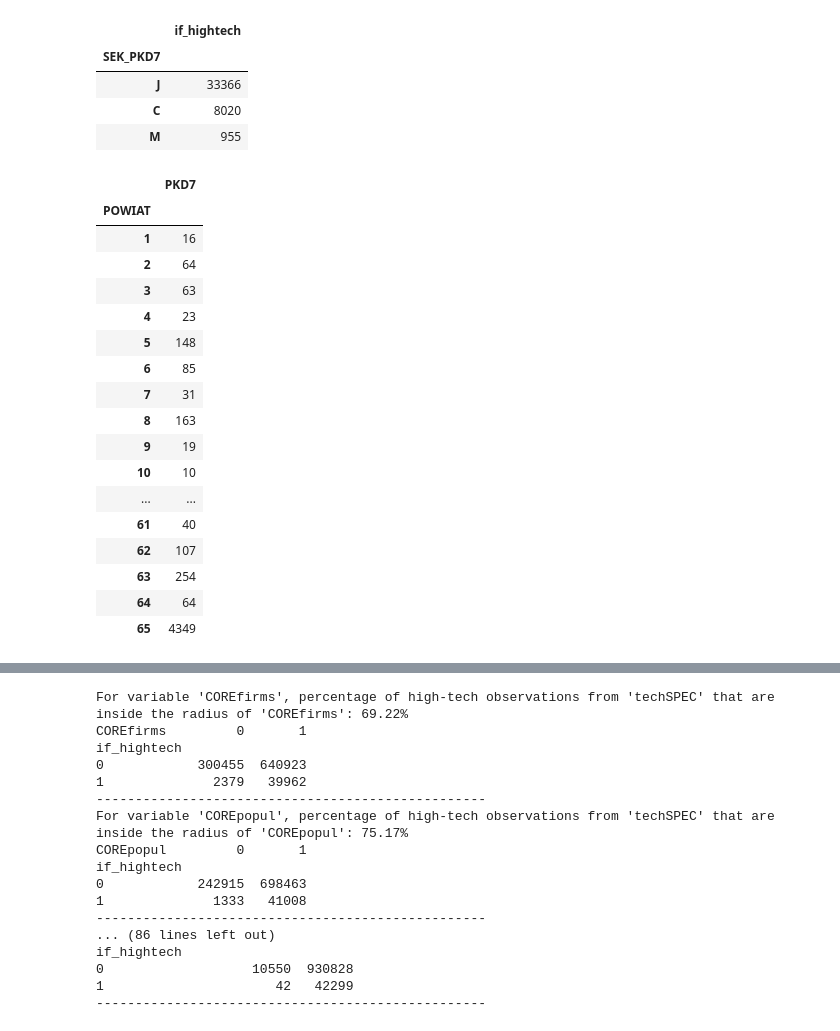
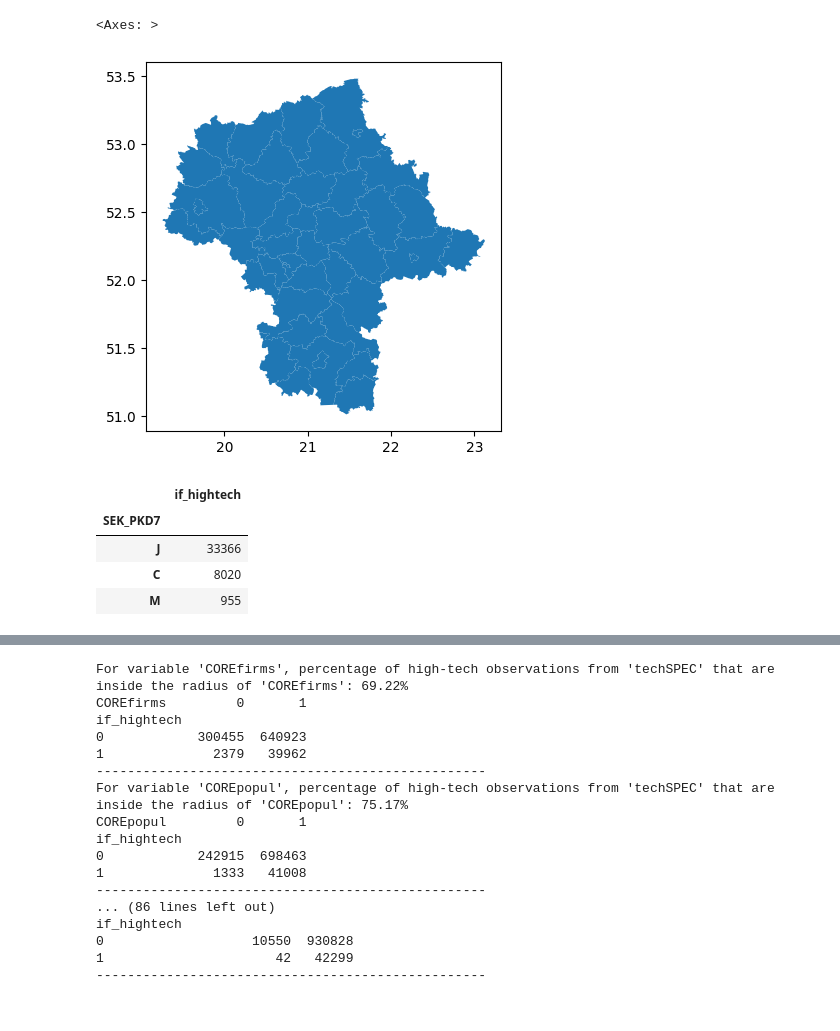
Before and after one commit to fszymanski13/master_thesis, a Jupyter notebook: notebooks/Wstępna analiza.ipynb, the cells around one changed output, grey strips where cells are left out. Saved outputs shown, nothing was run; the diff lists cells and outputs as text; code cells hidden in the pictures.

```diff
--- a/notebooks/Wstępna analiza.ipynb
+++ b/notebooks/Wstępna analiza.ipynb
@@ -22,0 +21,3 @@ df.head(5)
+# %%
+powiaty = powiaty.to_crs(gdf.crs)
+dzielnice = dzielnice.to_crs(gdf.crs)
@@ -22,0 +31,4 @@ df.head(5)
+# %%
+spatial_join_powiaty = gpd.sjoin(powiaty, gdf, how='inner', op='contains')
+# %%
+powiaty_maz = spatial_join_powiaty[['JPT_NAZWA_', 'geometry']]
@@ -22,0 +51,7 @@ df.head(5)
+# %%
+powiaty_maz = powiaty_maz.drop_duplicates(subset='JPT_NAZWA_')
+# %%
+powiaty_maz.plot()
+# %% [output]
+<Axes: >
+[figure, added]
@@ -33,24 +78,5 @@ sek_fin_mask = df['SEK_PKD7'] == 'H'
 df['if_fin'] = np.where(sek_fin_mask, 1, 0)
 # %%
 # df[['SEK_PKD7', 'if_hightech', 'PKD7']].query('if_hightech == 1 and SEK_PKD7 == C')
-df[(df['if_hightech'] == 1) & (df['SEK_PKD7'] == 'C')][['POWIAT', 'PKD7']].groupby(['POWIAT']).count()
+# df[(df['if_hightech'] == 1) & (df['SEK_PKD7'] == 'C')][['POWIAT', 'PKD7']].groupby(['POWIAT']).count()
-# %% [output]
-|  | PKD7 |
-| POWIAT |  |
-| 1 | 16 |
-| 2 | 64 |
-| 3 | 63 |
-| 4 | 23 |
-| 5 | 148 |
-| 6 | 85 |
-| 7 | 31 |
-| 8 | 163 |
-| 9 | 19 |
-| 10 | 10 |
-| ... | ... |
-| 61 | 40 |
-| 62 | 107 |
-| 63 | 254 |
-| 64 | 64 |
-| 65 | 4349 |
 # %%
```
Also changed, not shown: parts of 21 cells of this notebook, 21 other files.
